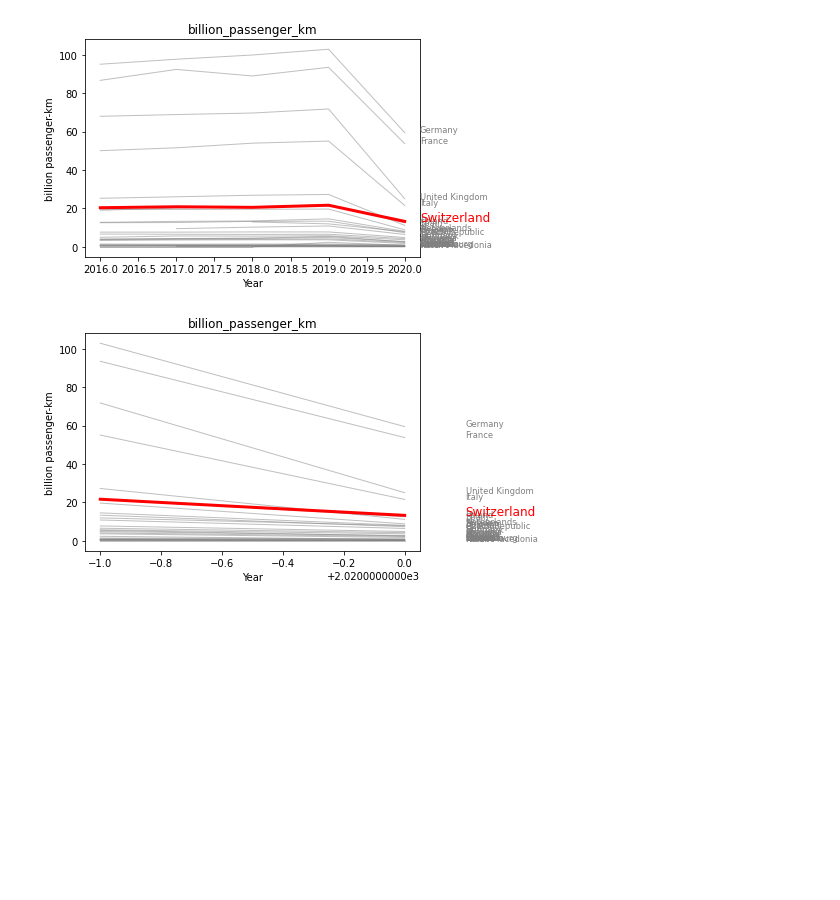
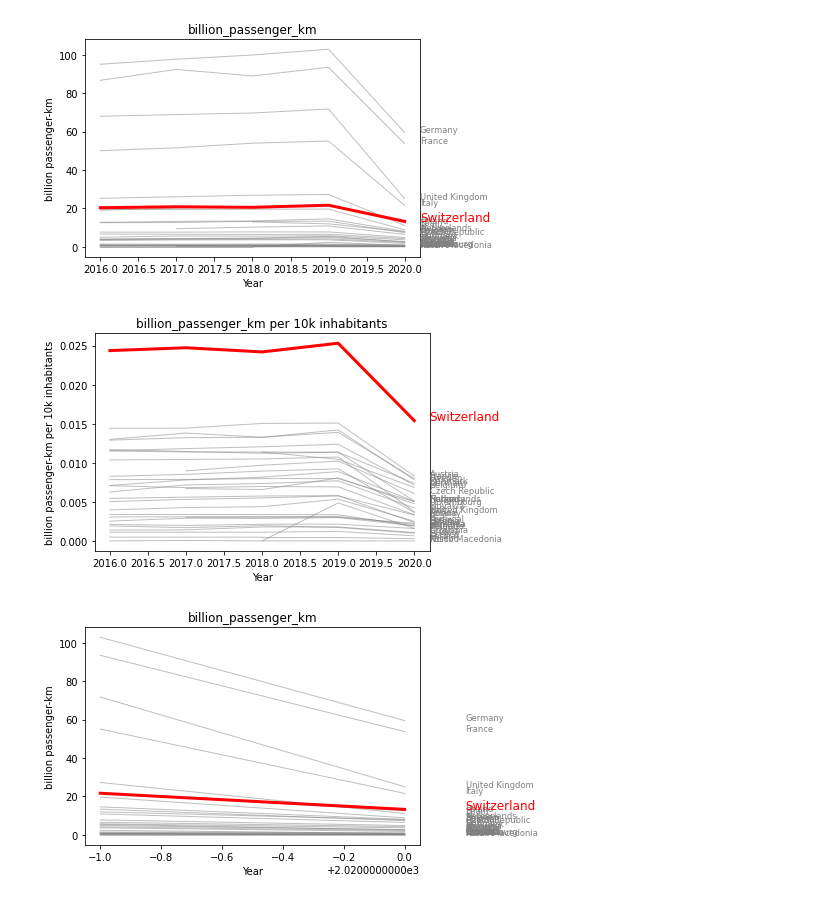
Before and after one commit to Jheim12/CAPP30239_FA22, a Jupyter notebook: EDA.ipynb, the cells around one changed output. Cells and saved outputs as stored; diff of their text form; code cells hidden in the pictures; blank space fills up the shorter version.

```diff
--- a/EDA.ipynb
+++ b/EDA.ipynb
@@ -138,6 +128,10 @@ plot_eu('passenger_services', pandemic = True)
 plot_eu('billion_passenger_km', pandemic = False)
 # %% [output]
 [figure]
+# %%
+plot_eu('billion_passenger_km', pandemic = False, per_capita = True)
+# %% [output]
+[figure, added]
 # %%
 plot_eu('billion_passenger_km', pandemic = True)
 # %% [output]
```
Also changed, not shown: parts of 10 cells of this notebook, 1 other file.
